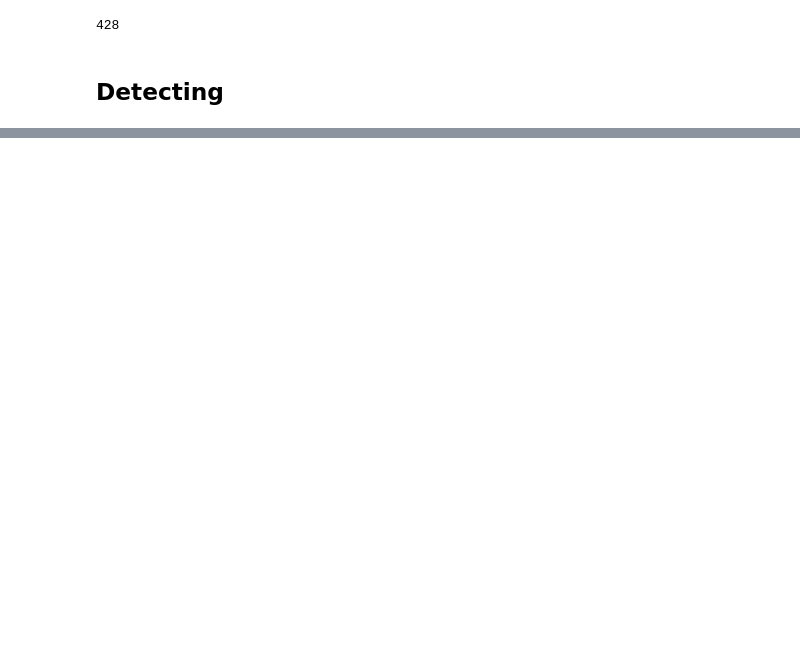
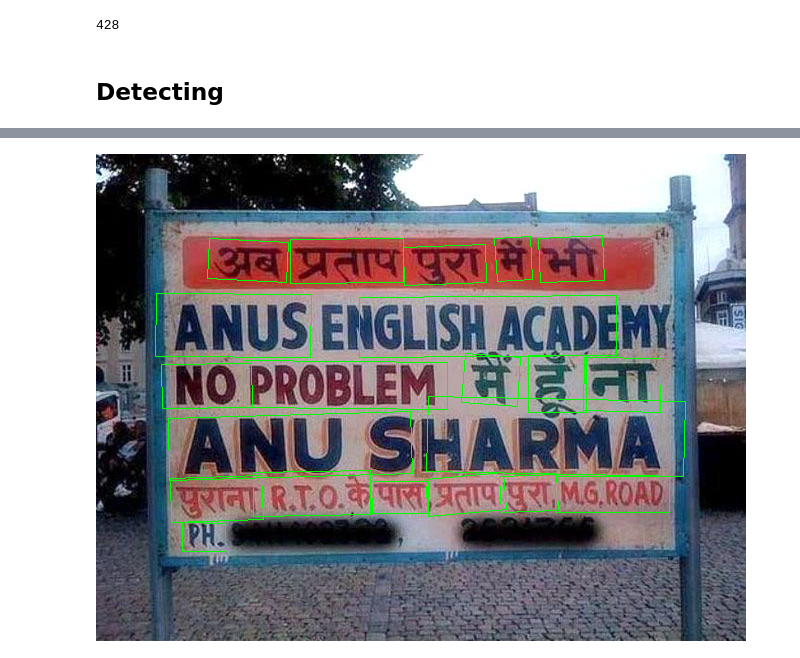
Before and after one commit to kavyajeetbora/EAST, a Jupyter notebook: EAST_detection.ipynb, the cells around one changed output, grey strips where cells are left out. Cells and saved outputs as stored; diff of their text form; code cells hidden in the pictures; blank space fills up the shorter version.

```diff
--- a/EAST_detection.ipynb
+++ b/EAST_detection.ipynb
@@ -126,0 +111,6 @@ plot_boxes(img, boxes)
+# %%
+img = Image.open('/content/signboard2.jpg')
+boxes = detect(img, model, device)
+plot_boxes(img, boxes)
+# %% [output]
+[figure, added]
```
Also changed, not shown: parts of 8 cells of this notebook.
